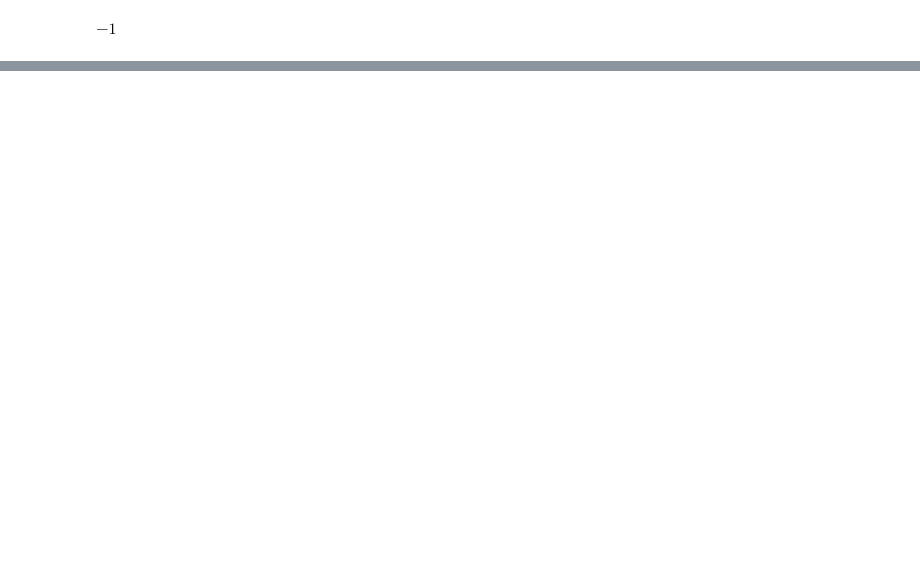
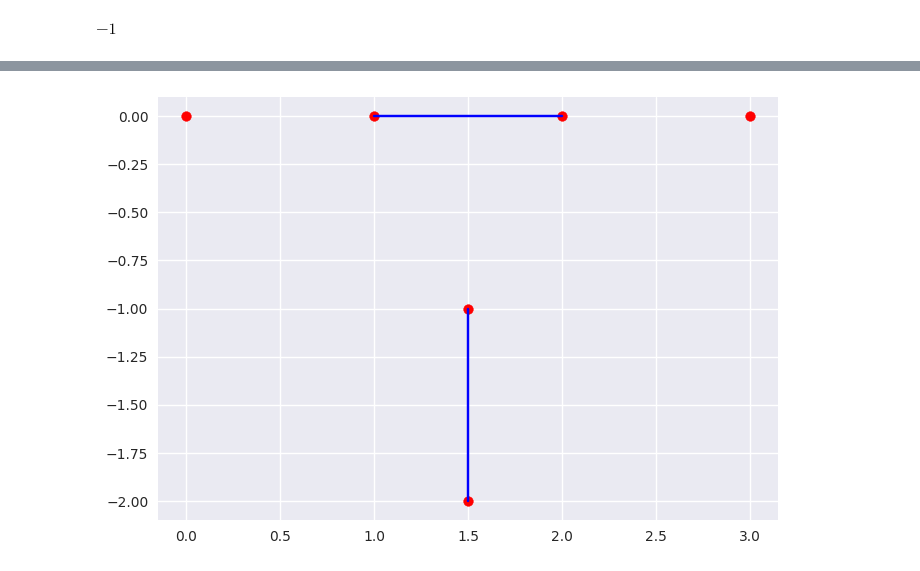
Before and after one commit to ammar-faifi/physics, a Jupyter notebook: PHYS497/Majorana.ipynb, the cells around one changed output, grey strips where cells are left out. Saved outputs shown, nothing was run; the diff lists cells and outputs as text; code cells hidden in the pictures; blank space fills up the shorter version.

```diff
--- a/PHYS497/Majorana.ipynb
+++ b/PHYS497/Majorana.ipynb
@@ -186,0 +225,21 @@ $\displaystyle -1$
+# %%
+xpos = [0, 1, 2, 3, 1.5, 1.5]
+ypos = [0, 0, 0, 0, -1, -2]
+
+conn = [
+    [
+        [1, 2],
+        [0, 0]
+    ],
+    [
+        [1.5, 1.5],
+        [-1, -2]
+    ]
+]
+
+for line in conn:
+    plt.plot(*line, c='b')
+plt.scatter(xpos, ypos, c='r')
+plt.show()
+# %% [output]
+[figure, added]
```
Also changed, not shown: parts of 10 cells of this notebook.
